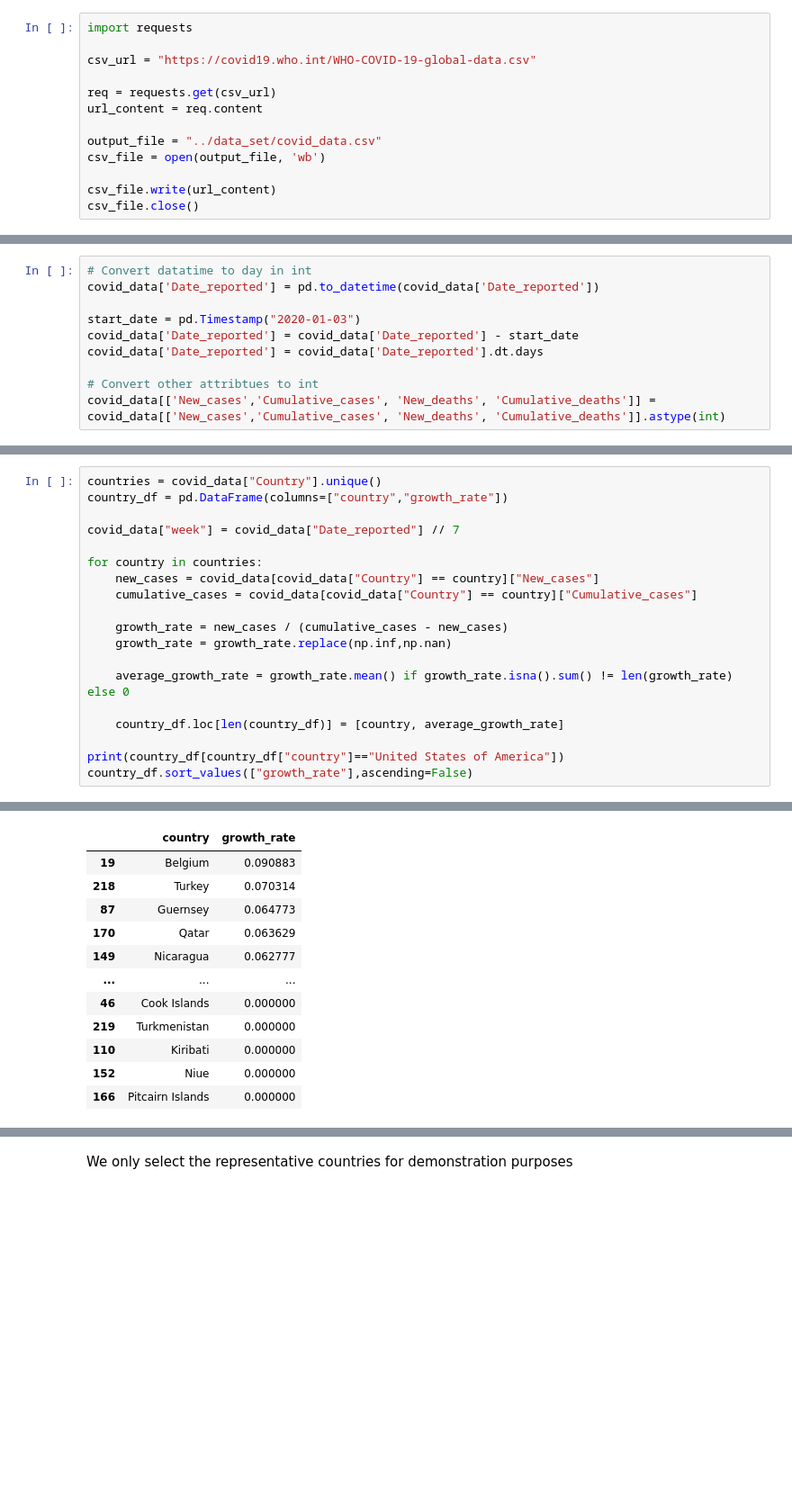
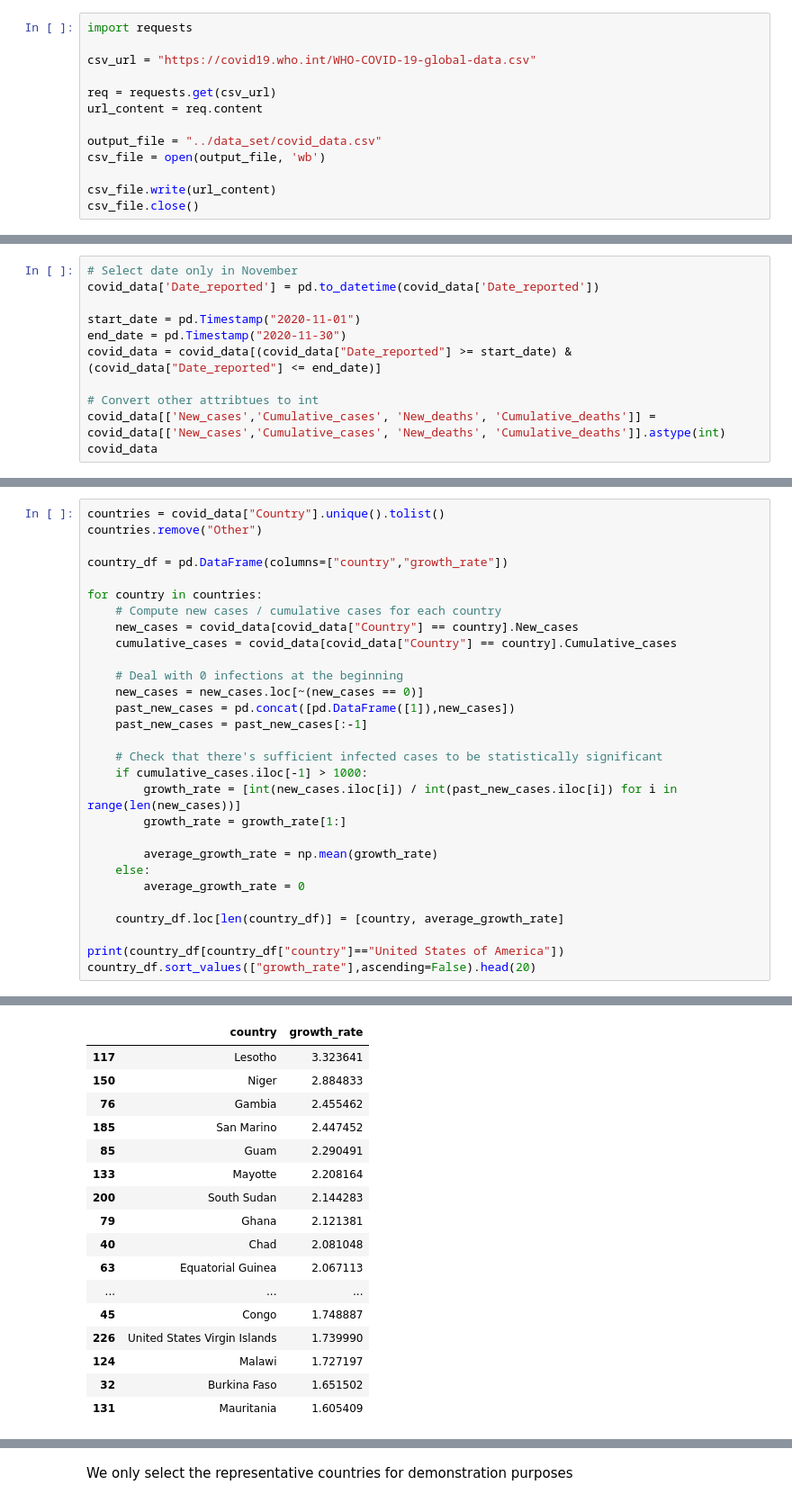
Before and after one commit to The2018/covid_experiment, a Jupyter notebook: covid_rules.ipynb, the cells around one changed output, grey strips where cells are left out. Shown at 90% size. Cells and saved outputs as stored; diff of their text form; blank space fills up the shorter version.

```diff
--- a/covid_rules.ipynb
+++ b/covid_rules.ipynb
@@ -49,10 +50,11 @@ covid_data.tail()
 # %%
-# Convert datatime to day in int
+# Select date only in November
 covid_data['Date_reported'] = pd.to_datetime(covid_data['Date_reported'])
 
-start_date = pd.Timestamp("2020-01-03")
-covid_data['Date_reported'] = covid_data['Date_reported'] - start_date
-covid_data['Date_reported'] = covid_data['Date_reported'].dt.days
+start_date = pd.Timestamp("2020-11-01")
+end_date = pd.Timestamp("2020-11-30")
+covid_data = covid_data[(covid_data["Date_reported"] >= start_date) & (covid_data["Date_reported"] <= end_date)]
 
 # Convert other attribtues to int
 covid_data[['New_cases','Cumulative_cases', 'New_deaths', 'Cumulative_deaths']] = covid_data[['New_cases','Cumulative_cases', 'New_deaths', 'Cumulative_deaths']].astype(int)
+covid_data
@@ -81,21 +100,31 @@ average rate of growth = new cases / (cumulative infection - new cases) averaged
 # %%
-countries = covid_data["Country"].unique()
+countries = covid_data["Country"].unique().tolist()
+countries.remove("Other")
+
 country_df = pd.DataFrame(columns=["country","growth_rate"])
 
-covid_data["week"] = covid_data["Date_reported"] // 7
+for country in countries:
+    # Compute new cases / cumulative cases for each country
+    new_cases = covid_data[covid_data["Country"] == country].New_cases
+    cumulative_cases = covid_data[covid_data["Country"] == country].Cumulative_cases
 
-for country in countries:
-    new_cases = covid_data[covid_data["Country"] == country]["New_cases"]
-    cumulative_cases = covid_data[covid_data["Country"] == country]["Cumulative_cases"]
+    # Deal with 0 infections at the beginning
+    new_cases = new_cases.loc[~(new_cases == 0)]
+    past_new_cases = pd.concat([pd.DataFrame([1]),new_cases])
+    past_new_cases = past_new_cases[:-1]
 
-    growth_rate = new_cases / (cumulative_cases - new_cases)
-    growth_rate = growth_rate.replace(np.inf,np.nan)
+    # Check that there's sufficient infected cases to be statistically significant
+    if cumulative_cases.iloc[-1] > 1000:
+        growth_rate = [int(new_cases.iloc[i]) / int(past_new_cases.iloc[i]) for i in range(len(new_cases))]
+        growth_rate = growth_rate[1:]
 
-    average_growth_rate = growth_rate.mean() if growth_rate.isna().sum() != len(growth_rate) else 0
+        average_growth_rate = np.mean(growth_rate)
+    else:
+        average_growth_rate = 0
 
     country_df.loc[len(country_df)] = [country, average_growth_rate]
 
 print(country_df[country_df["country"]=="United States of America"])
-country_df.sort_values(["growth_rate"],ascending=False)
+country_df.sort_values(["growth_rate"],ascending=False).head(20)
 # %% [output]
                       country  growth_rate
@@ -103,12 +132,17 @@ country_df.sort_values(["growth_rate"],ascending=False)
 |  | country | growth_rate |
-| 19 | Belgium | 0.090883 |
-| 218 | Turkey | 0.070314 |
-| 87 | Guernsey | 0.064773 |
-| 170 | Qatar | 0.063629 |
-| 149 | Nicaragua | 0.062777 |
+| 117 | Lesotho | 3.323641 |
+| 150 | Niger | 2.884833 |
+| 76 | Gambia | 2.455462 |
+| 185 | San Marino | 2.447452 |
+| 85 | Guam | 2.290491 |
+| 133 | Mayotte | 2.208164 |
+| 200 | South Sudan | 2.144283 |
+| 79 | Ghana | 2.121381 |
+| 40 | Chad | 2.081048 |
+| 63 | Equatorial Guinea | 2.067113 |
 | ... | ... | ... |
-| 46 | Cook Islands | 0.000000 |
-| 219 | Turkmenistan | 0.000000 |
-| 110 | Kiribati | 0.000000 |
-| 152 | Niue | 0.000000 |
-| 166 | Pitcairn Islands | 0.000000 |
+| 45 | Congo | 1.748887 |
+| 226 | United States Virgin Islands | 1.739990 |
+| 124 | Malawi | 1.727197 |
+| 32 | Burkina Faso | 1.651502 |
+| 131 | Mauritania | 1.605409 |
```
Also changed, not shown: parts of 27 cells of this notebook, 1 other file.
